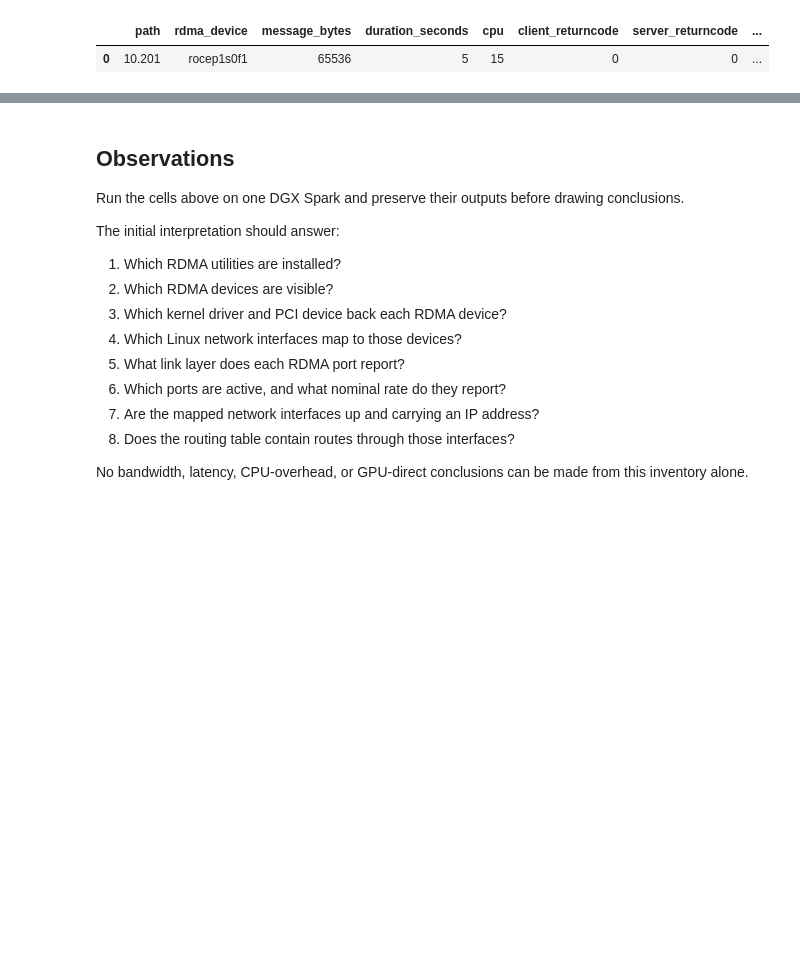
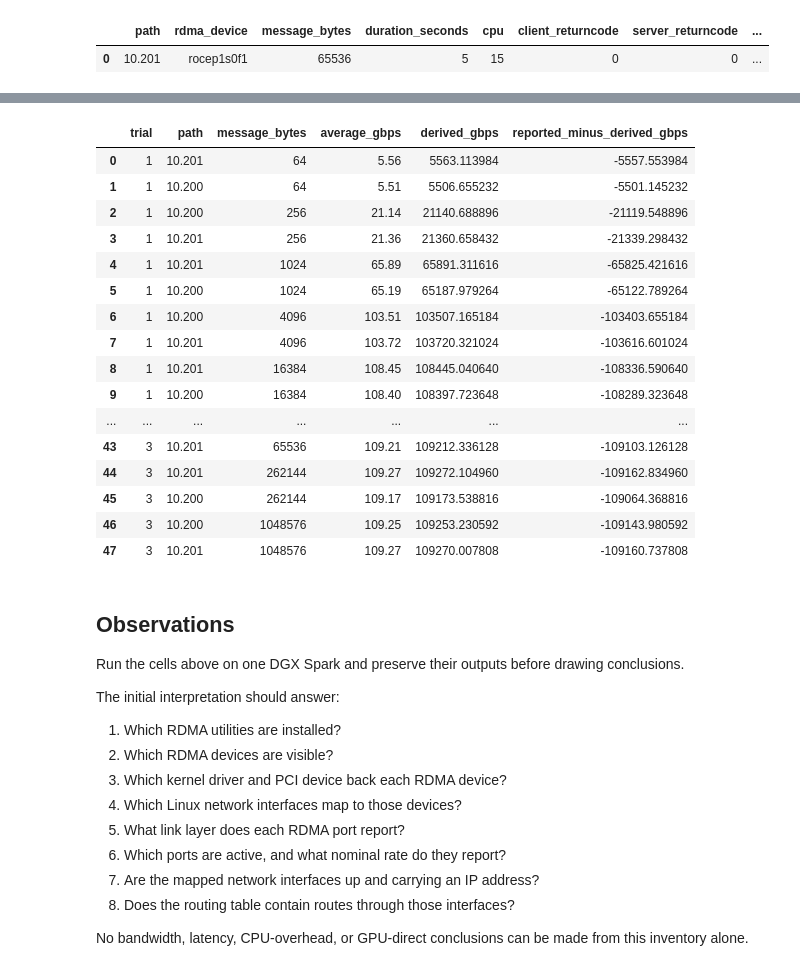
Before and after one commit to coert/dgx-spark-lab, a Jupyter notebook: experiments/00-foundations/09-rdma-fundamentals.ipynb, the cells around one changed output, grey strips where cells are left out. Saved outputs shown, nothing was run; the diff lists cells and outputs as text; code cells hidden in the pictures; blank space fills up the shorter version.

```diff
--- a/experiments/00-foundations/09-rdma-fundamentals.ipynb
+++ b/experiments/00-foundations/09-rdma-fundamentals.ipynb
@@ -2100,3 +2455,44 @@ display(bandwidth_smoke_summary_df)
+# %%
+bandwidth_results_df["derived_gbps"] = (
+    bandwidth_results_df["message_bytes"]
+    * bandwidth_results_df["message_rate_mpps"]
+    * 8
+)
+
+bandwidth_results_df["reported_minus_derived_gbps"] = (
+    bandwidth_results_df["average_gbps"] - bandwidth_results_df["derived_gbps"]
+)
+
+display(
+    bandwidth_results_df[
+        [
+            "trial",
+            "path",
+            "message_bytes",
+            "average_gbps",
+            "derived_gbps",
+            "reported_minus_derived_gbps",
+        ]
+    ]
+)
+# %% [output]
+|  | trial | path | message_bytes | average_gbps | derived_gbps | reported_minus_derived_gbps |
+| 0 | 1 | 10.201 | 64 | 5.56 | 5563.113984 | -5557.553984 |
+| 1 | 1 | 10.200 | 64 | 5.51 | 5506.655232 | -5501.145232 |
+| 2 | 1 | 10.200 | 256 | 21.14 | 21140.688896 | -21119.548896 |
+| 3 | 1 | 10.201 | 256 | 21.36 | 21360.658432 | -21339.298432 |
+| 4 | 1 | 10.201 | 1024 | 65.89 | 65891.311616 | -65825.421616 |
+| 5 | 1 | 10.200 | 1024 | 65.19 | 65187.979264 | -65122.789264 |
+| 6 | 1 | 10.200 | 4096 | 103.51 | 103507.165184 | -103403.655184 |
+| 7 | 1 | 10.201 | 4096 | 103.72 | 103720.321024 | -103616.601024 |
+| 8 | 1 | 10.201 | 16384 | 108.45 | 108445.040640 | -108336.590640 |
+| 9 | 1 | 10.200 | 16384 | 108.40 | 108397.723648 | -108289.323648 |
+| ... | ... | ... | ... | ... | ... | ... |
+| 43 | 3 | 10.201 | 65536 | 109.21 | 109212.336128 | -109103.126128 |
+| 44 | 3 | 10.201 | 262144 | 109.27 | 109272.104960 | -109162.834960 |
+| 45 | 3 | 10.200 | 262144 | 109.17 | 109173.538816 | -109064.368816 |
+| 46 | 3 | 10.200 | 1048576 | 109.25 | 109253.230592 | -109143.980592 |
+| 47 | 3 | 10.201 | 1048576 | 109.27 | 109270.007808 | -109160.737808 |
 # %% [markdown]
 ## Observations
 
```
Also changed, not shown: parts of 8 cells of this notebook.
